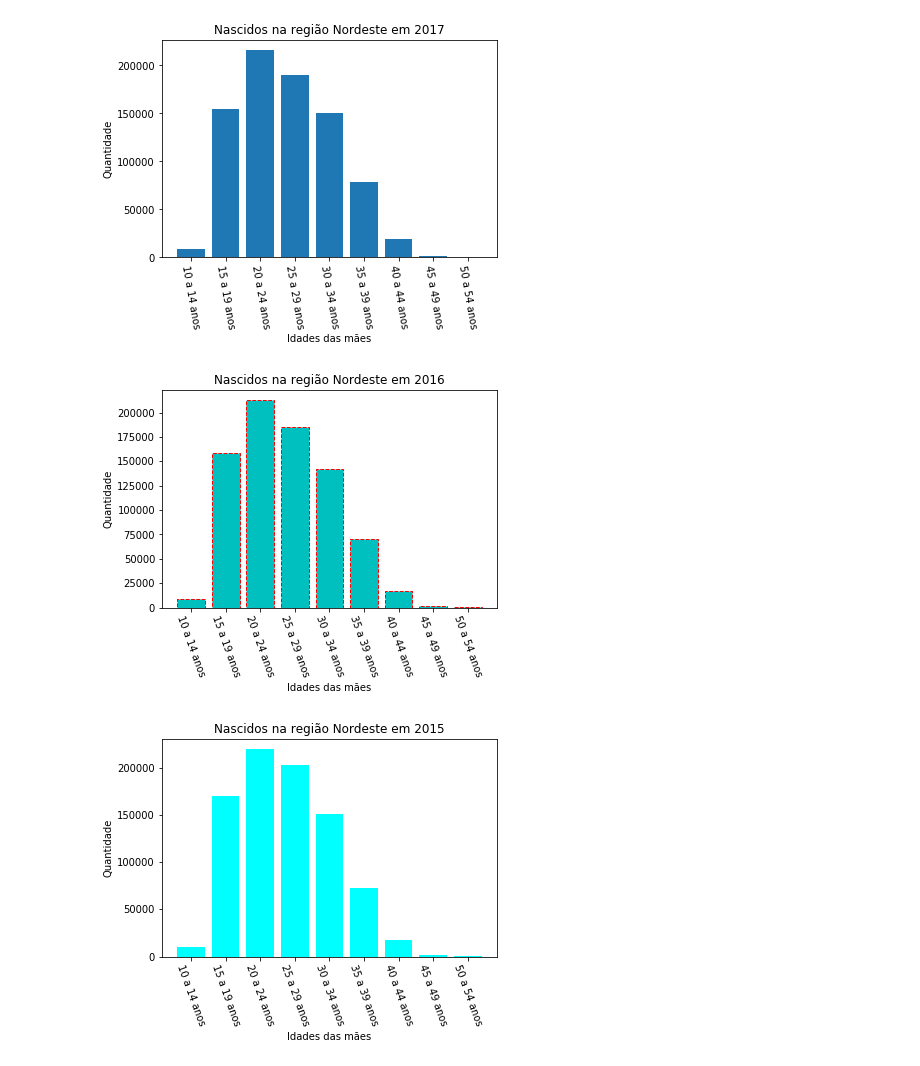
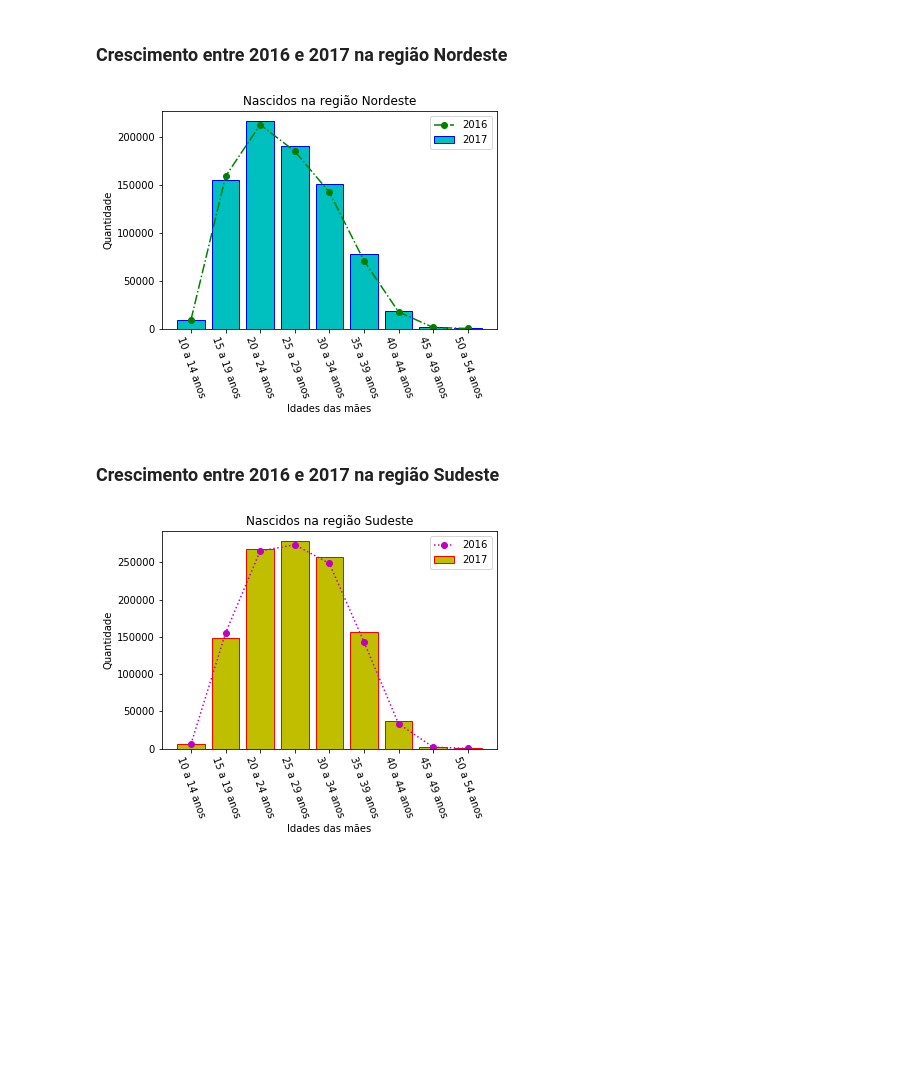
Before and after one commit to EduNs/NascidosIdadeRegi-o, a Jupyter notebook: Nascidos_Vivos.ipynb, the cells around one changed output. Saved outputs shown, nothing was run; the diff lists cells and outputs as text; code cells hidden in the pictures; blank space fills up the shorter version.

```diff
--- a/Nascidos_Vivos.ipynb
+++ b/Nascidos_Vivos.ipynb
@@ -8,38 +8,35 @@ pd.options.display.max_rows = 90
 # %%
 df_2017 = pd.read_csv("Nascidos_2017.csv", sep=";", encoding="ISO-8859-1")
 df_2016 = pd.read_csv("Nascidos_2016.csv", sep=";", encoding="ISO-8859-1")
-df_2015 = pd.read_csv("Nascidos_2015.csv", sep=";", encoding="ISO-8859-1")
 
 global idades
-global x
-x = range(len(idades))
+global xticks
+
 idades = ['10 a 14 anos','15 a 19 anos','20 a 24 anos','25 a 29 anos','30 a 34 anos','35 a 39 anos','40 a 44 anos','45 a 49 anos','50 a 54 anos']
+xticks = range(len(idades))
+# %% [markdown]
+### Crescimento entre 2016 e 2017 na região Nordeste
 # %%
-plt.bar(x,df_2017['Nordeste'])
-plt.xticks(x, idades, rotation=-80)
+plt.xticks(xticks, idades, rotation=-70)
 plt.xlabel('Idades das mães')
 plt.ylabel('Quantidade')
-plt.title("Nascidos na região Nordeste em 2017")
+plt.title("Nascidos na região Nordeste")
+plt.plot(xticks, df_2016['Nordeste'], 'go-.')
+plt.bar(xticks, df_2017['Nordeste'], color='c', edgecolor='b')
+plt.legend(['2016','2017'])
 plt.show()
-#df
-#pd.DataFrame({'Product': ['Tablet','iPhone','Laptop','Monitor'],'Price': [250,800,1200,300]})
 # %% [output]
-[figure, old version]
+[figure, new version]
+# %% [markdown]
+### Crescimento entre 2016 e 2017 na região Sudeste
 # %%
-plt.bar(x,df_2016['Nordeste'], color='c', edgecolor='r', linestyle="--")
-plt.xticks(x, idades, rotation=-70)
+plt.xticks(xticks, idades, rotation=-70)
 plt.xlabel('Idades das mães')
 plt.ylabel('Quantidade')
-plt.title("Nascidos na região Nordeste em 2016")
+plt.title("Nascidos na região Sudeste")
+plt.plot(xticks, df_2016['Sudeste'], 'go:', color='m')
+plt.bar(xticks, df_2017['Sudeste'], color='y', edgecolor='r')
+plt.legend(['2016','2017'])
 plt.show()
 # %% [output]
-[figure, old version]
+[figure, new version]
-# %%
-plt.bar(x, df_2015['Nordeste'],color="cyan")
-plt.xticks(x, idades, rotation=-70)
-plt.xlabel('Idades das mães')
-plt.ylabel('Quantidade')
-plt.title("Nascidos na região Nordeste em 2015")
-plt.show()
-# %% [output]
-[figure, removed]
```
Also changed, not shown: 2 other files.
